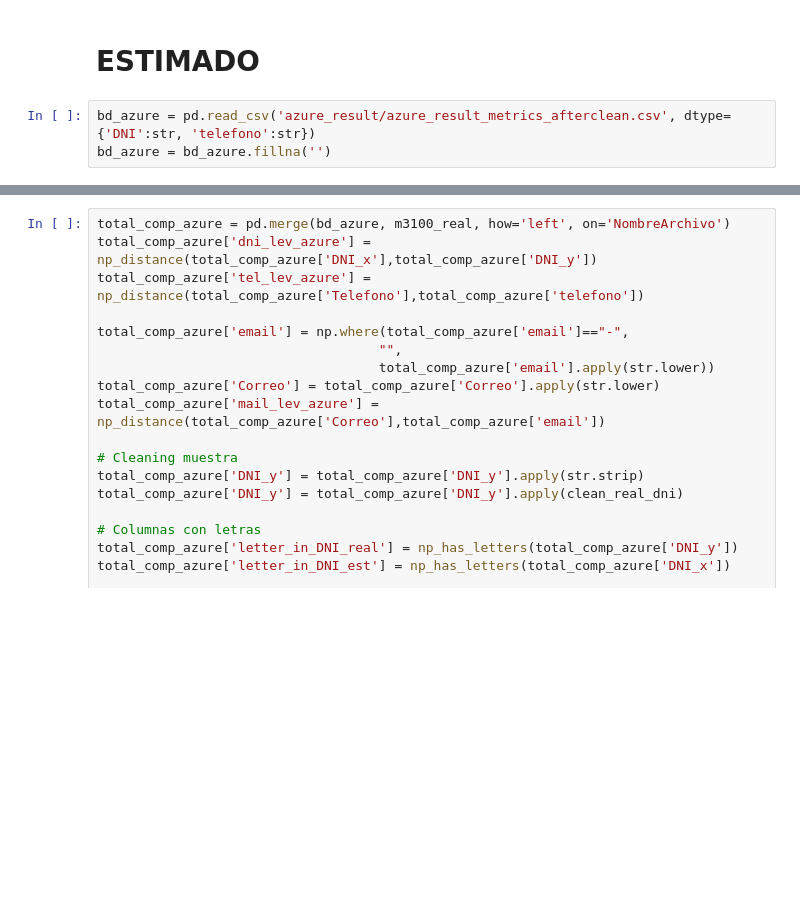
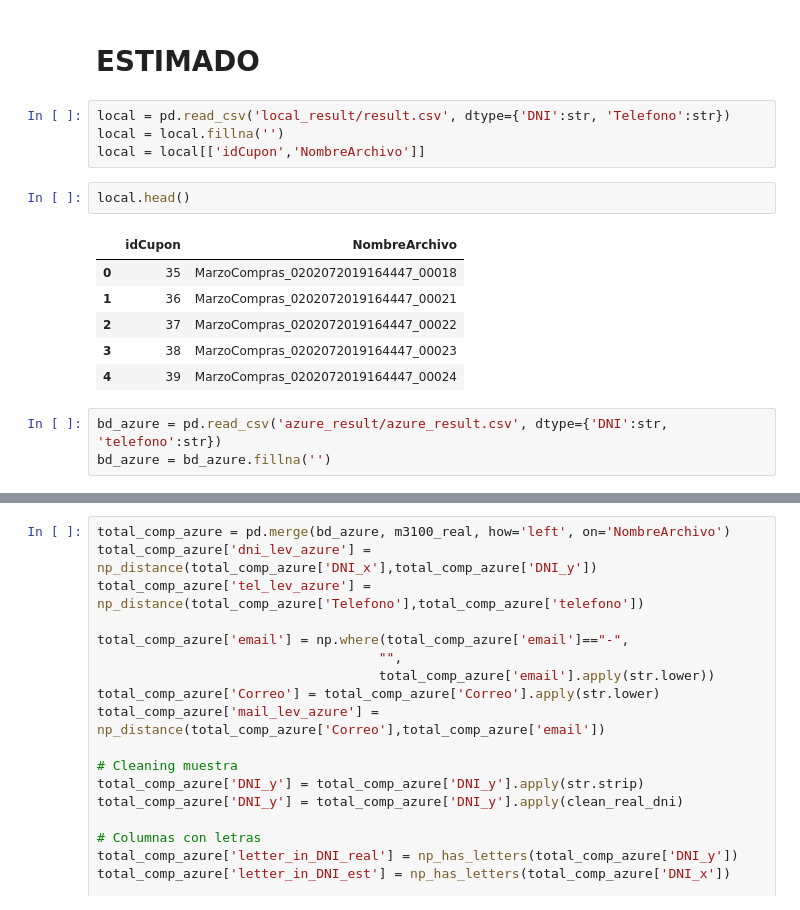
Before and after one commit to hvcdrake/handwrittenExtractor, a Jupyter notebook: notebooks_flow/AzureComparing.ipynb, the cells around one changed output, grey strips where cells are left out. Saved outputs shown, nothing was run; the diff lists cells and outputs as text; blank space fills up the shorter version.

Commit message:
cupons by field and by usuario

```diff
--- a/notebooks_flow/AzureComparing.ipynb
+++ b/notebooks_flow/AzureComparing.ipynb
@@ -86,6 +86,19 @@ m3100_real.head()
 | 4 | 4 | MarzoCompras_0202072019164503_005... | 08668202 | 995382267 |  | CAROLINA CM10_10@HOTMAIL.COM | MarzoCompras_0202072019164503_00546 |
 # %% [markdown]
 # ESTIMADO
+# %%
+local = pd.read_csv('local_result/result.csv', dtype={'DNI':str, 'Telefono':str})
+local = local.fillna('')
+local = local[['idCupon','NombreArchivo']]
+# %%
+local.head()
+# %% [output]
+|  | idCupon | NombreArchivo |
+| 0 | 35 | MarzoCompras_0202072019164447_00018 |
+| 1 | 36 | MarzoCompras_0202072019164447_00021 |
+| 2 | 37 | MarzoCompras_0202072019164447_00022 |
+| 3 | 38 | MarzoCompras_0202072019164447_00023 |
+| 4 | 39 | MarzoCompras_0202072019164447_00024 |
 # %%
-bd_azure = pd.read_csv('azure_result/azure_result_metrics_afterclean.csv', dtype={'DNI':str, 'telefono':str})
+bd_azure = pd.read_csv('azure_result/azure_result.csv', dtype={'DNI':str, 'telefono':str})
 bd_azure = bd_azure.fillna('')
```
Also changed, not shown: parts of 1 cell of this notebook, 7 other files.
